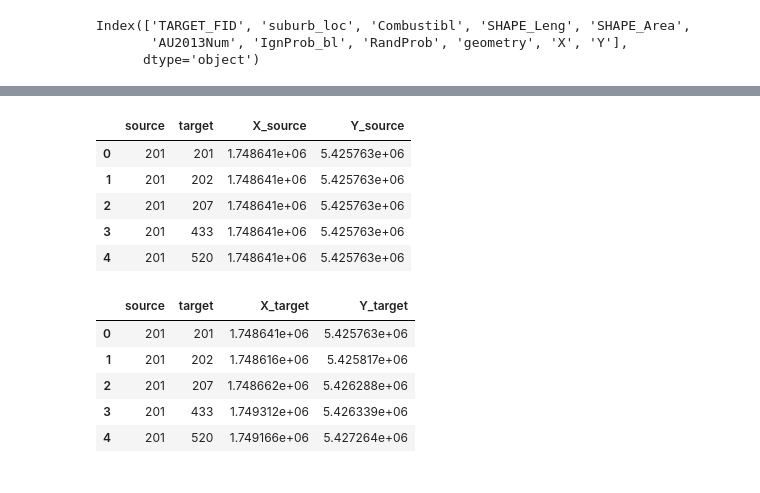
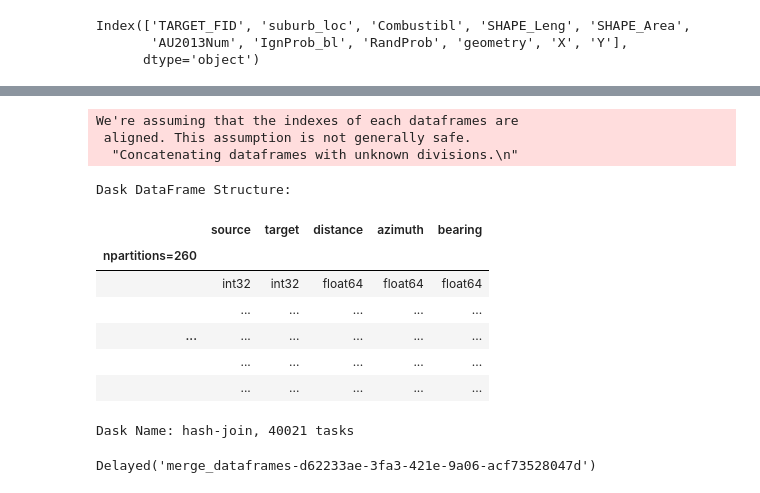
Before and after one commit to 37stu37/FFE, a Jupyter notebook: FFE_network_w_Dack.ipynb, the cells around one changed output, grey strips where cells are left out. Cells and saved outputs as stored; diff of their text form; code cells hidden in the pictures.

Commit message:
merge done need to double check results

```diff
--- a/FFE_network_w_Dack.ipynb
+++ b/FFE_network_w_Dack.ipynb
@@ -227,10 +197,12 @@ Delayed('head-ee12cddb-8b8a-4817-bb74-be9b1f70dcf2')
 # %%
 @dask.delayed
-def distance_filter(ddf, d1, d2):
-  ddf['distance'] = np.sqrt((d1.X-d2.X)**2+(d1.Y-d2.Y)**2)
-  ddf = ddf[ddf.distance < 100]
-  ddf['azimuth'] = np.degrees(np.arctan2((d1.X-d2.X), (d1.Y-d2.Y)))
-  ddf['bearing'] = (data.azimuth + 360) % 360
-  return ddf
+def distance_bearing(ddf, d1, d2):
+  distance= da.sqrt((d1.X.values-d2.X.values)**2+(d1.Y.values-d2.Y.values)**2)
+  azimuth = da.degrees(da.arctan2((d1.X.values-d2.X.values), (d1.Y.values-d2.Y.values)))
+  bearing = (azimuth + 360) % 360
+
+  DDF = dd.concat([dd.from_dask_array(DA) for DA in [distance, azimuth, bearing]], axis = 1)
+  DDF.columns = ['distance', 'azimuth', 'bearing']
+  return DDF
 # %%
-d3 = distance_filter(DDF_edges, d_s, d_t).compute()
+attributes = distance_filter(DDF_edges, d_s, d_t)
@@ -256,18 +209,26 @@ ValueError: ignored
-# %%
-r1.head()
-# %% [output]
-|  | source | target | X_source | Y_source |
-| 0 | 201 | 201 | 1.748641e+06 | 5.425763e+06 |
-| 1 | 201 | 202 | 1.748641e+06 | 5.425763e+06 |
-| 2 | 201 | 207 | 1.748641e+06 | 5.425763e+06 |
-| 3 | 201 | 433 | 1.748641e+06 | 5.425763e+06 |
-| 4 | 201 | 520 | 1.748641e+06 | 5.425763e+06 |
-# %%
-r2.head()
-# %% [output]
-|  | source | target | X_target | Y_target |
-| 0 | 201 | 201 | 1.748641e+06 | 5.425763e+06 |
-| 1 | 201 | 202 | 1.748616e+06 | 5.425817e+06 |
-| 2 | 201 | 207 | 1.748662e+06 | 5.426288e+06 |
-| 3 | 201 | 433 | 1.749312e+06 | 5.426339e+06 |
-| 4 | 201 | 520 | 1.749166e+06 | 5.427264e+06 |
+# %%
+@dask.delayed
+def merge_dataframes(d1, d2):
+  ddf = dd.merge(d1, d2, left_index=True, right_index=True)
+  return ddf
+# %%
+merge = merge_dataframes(edge_list, attributes)
+# %%
+merge.compute()
+# %% [output]
+We're assuming that the indexes of each dataframes are
+ aligned. This assumption is not generally safe.
+  "Concatenating dataframes with unknown divisions.\n"
+Dask DataFrame Structure:
+|  | source | target | distance | azimuth | bearing |
+| npartitions=260 |  |  |  |  |  |
+|  | int32 | int32 | float64 | float64 | float64 |
+|  | ... | ... | ... | ... | ... |
+| ... | ... | ... | ... | ... | ... |
+|  | ... | ... | ... | ... | ... |
+|  | ... | ... | ... | ... | ... |
+Dask Name: hash-join, 40021 tasks
+# %%
+merge
+# %% [output]
+Delayed('merge_dataframes-d62233ae-3fa3-421e-9a06-acf73528047d')
```
Also changed, not shown: parts of 14 cells of this notebook.
